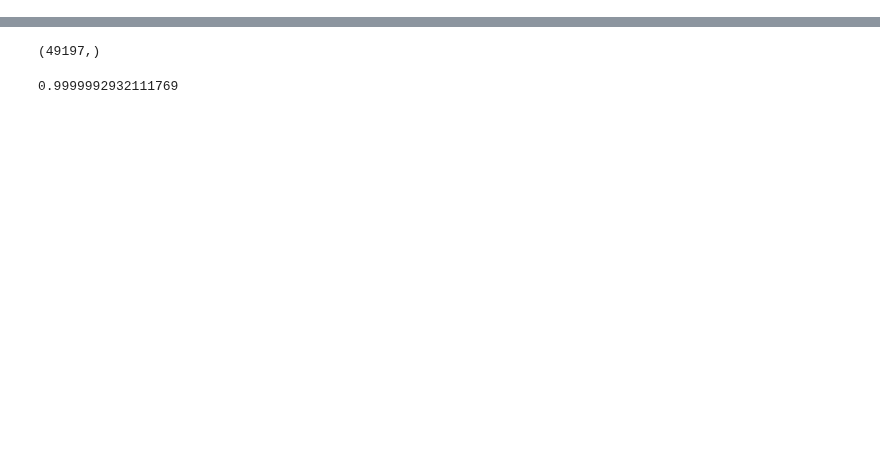
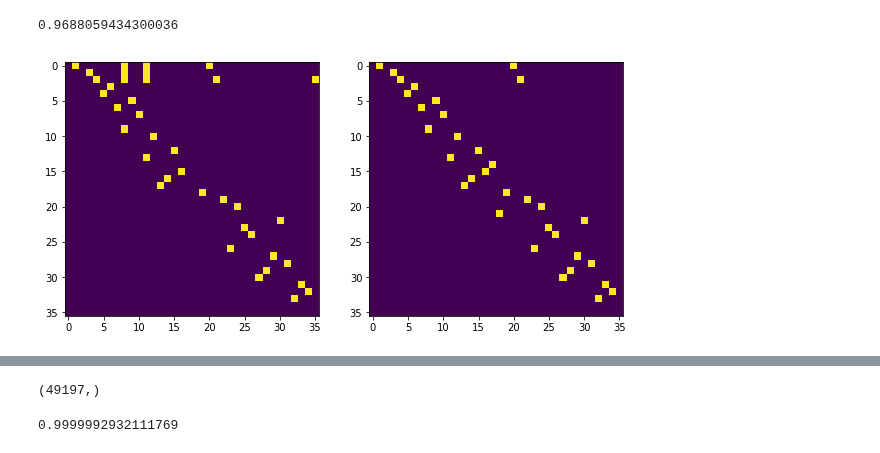
Before and after one commit to rykachevskiy/CRISPR, a Jupyter notebook: Graph_to_chains/GNN.ipynb, the cells around one changed output, grey strips where cells are left out. Saved outputs shown, nothing was run; the diff lists cells and outputs as text; code cells hidden in the pictures; blank space fills up the shorter version.

```diff
--- a/Graph_to_chains/GNN.ipynb
+++ b/Graph_to_chains/GNN.ipynb
@@ -306,0 +324,4 @@ pred_ES3 = process_graph(sess, gnn, adj_ES3, emb_ES3[:,1:])
+# %%
+ES_x = [ES_x[0][:19,:19], ES_x[1][:19,:19],ES_x[2][:36,:36],ES_x[3][:36,:36],]
+# %%
+ES_y = [lists_to_gr(es_answ_list[i], ES_x[i].shape[0]) for i in range(4)]
@@ -306,0 +352,28 @@ pred_ES3 = process_graph(sess, gnn, adj_ES3, emb_ES3[:,1:])
+# %%
+targets = []
+outs = []
+
+for i, (batch_e, batch_a, batch_t) in enumerate(iterate_minibatches(\
+                    es_embs, es_adjs, es_targets, 1, 0)):
+
+        batch_embs = batch_e[0][:,1:5]
+        batch_adj = batch_a[0]
+        batch_target = np.zeros((batch_t[0].shape[0], 2))
+        batch_target[np.arange(batch_target.shape[0]), batch_t[0]] = 1
+
+        feed_dict = {
+            gnn.placeholders['graph_state_keep_prob'] : keep_p,
+            gnn.placeholders['edge_weight_dropout_keep_prob'] : keep_p,
+            gnn.placeholders['initial_node_representation'] : np.expand_dims(batch_embs, 0) ,
+            #gnn.placeholders['node_mask'] : adj,
+            gnn.placeholders['num_vertices'] : batch_adj.shape[0],
+            gnn.placeholders['adjacency_matrix'] : np.expand_dims(np.expand_dims(batch_adj, 0), 0),
+            target : batch_target
+        }
+
+        outs.append(sess.run(out, feed_dict=feed_dict))
+        targets.append(batch_t)
+# %%
+roc_auc_score(np.hstack([x[0] for x in targets]), np.vstack(outs)[:, 1])
+# %% [output]
+0.9688059434300036
@@ -306,0 +385,11 @@ pred_ES3 = process_graph(sess, gnn, adj_ES3, emb_ES3[:,1:])
+# %%
+def p_to_g(pairs, pred):
+    gr = np.zeros((36,36))
+    for p in np.array(pairs)[pred > 0.5]:
+
+        gr[p[0], p[1]] = 1
+    return gr
+# %%
+pu.plot_grs(p_to_g(es_p[2], outs[2][:, 1]),p_to_g(es_p[2], targets[2][0]))
+# %% [output]
+[figure, added]
```
Also changed, not shown: parts of 28 cells of this notebook, 5 other files.
